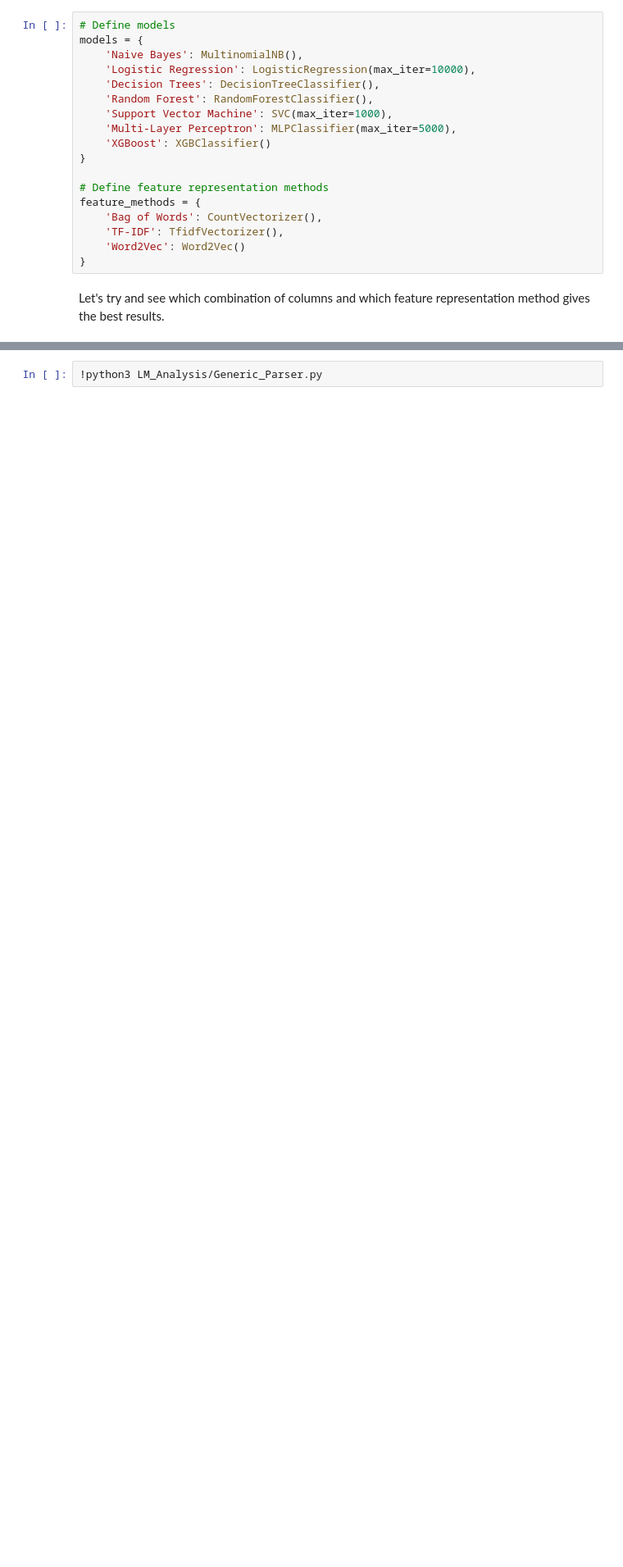
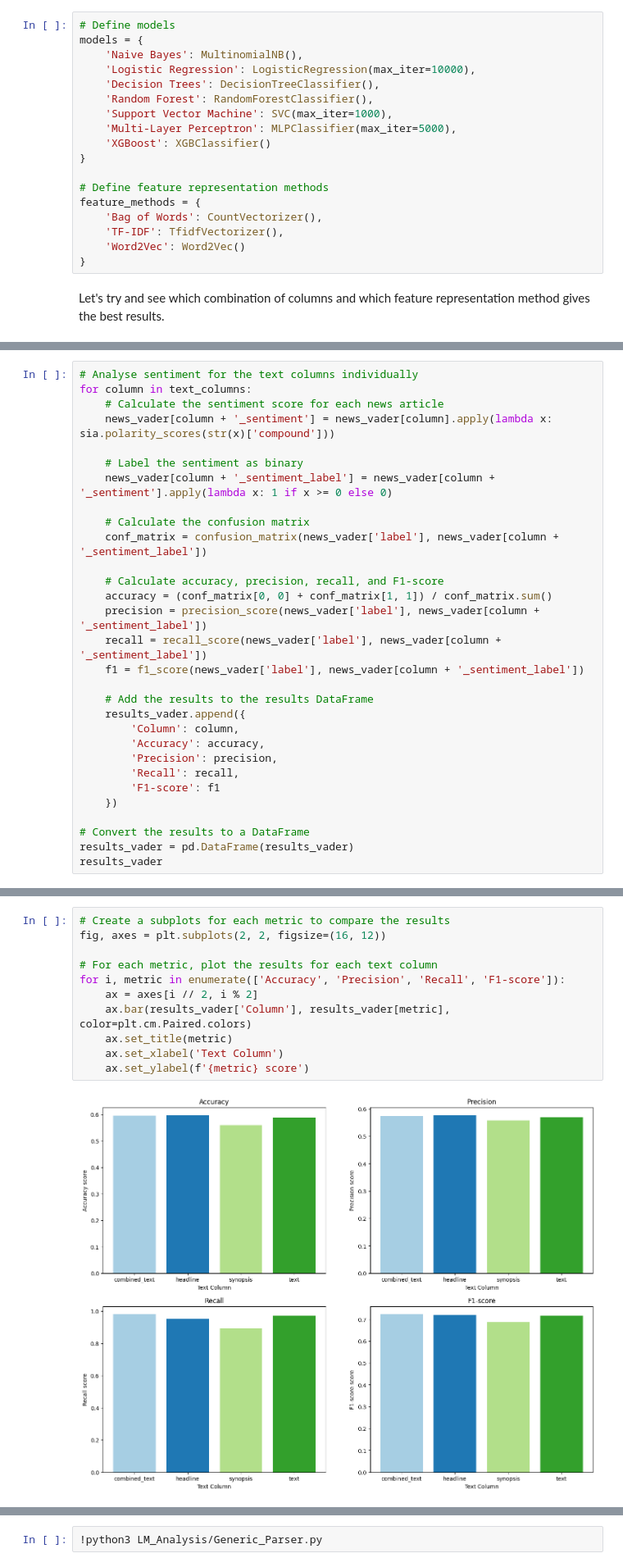
Before and after one commit to rnribeiro/NLP_FEUP, a Jupyter notebook: main.ipynb, the cells around one changed output, grey strips where cells are left out. Shown at 82% size. Drawn from its saved outputs; the diff is of its cells as text; blank space fills up the shorter version.

```diff
--- a/main.ipynb
+++ b/main.ipynb
@@ -574,0 +576,30 @@ LM Analysis
+# %%
+# Analyse sentiment for the text columns individually
+for column in text_columns:
+    # Calculate the sentiment score for each news article
+    news_vader[column + '_sentiment'] = news_vader[column].apply(lambda x: sia.polarity_scores(str(x)['compound']))
+
+    # Label the sentiment as binary
+    news_vader[column + '_sentiment_label'] = news_vader[column + '_sentiment'].apply(lambda x: 1 if x >= 0 else 0)
+
+    # Calculate the confusion matrix
+    conf_matrix = confusion_matrix(news_vader['label'], news_vader[column + '_sentiment_label'])
+
+    # Calculate accuracy, precision, recall, and F1-score
+    accuracy = (conf_matrix[0, 0] + conf_matrix[1, 1]) / conf_matrix.sum()
+    precision = precision_score(news_vader['label'], news_vader[column + '_sentiment_label'])
+    recall = recall_score(news_vader['label'], news_vader[column + '_sentiment_label'])
+    f1 = f1_score(news_vader['label'], news_vader[column + '_sentiment_label'])
+
+    # Add the results to the results DataFrame
+    results_vader.append({
+        'Column': column,
+        'Accuracy': accuracy,
+        'Precision': precision,
+        'Recall': recall,
+        'F1-score': f1
+    })
+
+# Convert the results to a DataFrame
+results_vader = pd.DataFrame(results_vader)
+results_vader
@@ -574,0 +612,13 @@ LM Analysis
+# %%
+# Create a subplots for each metric to compare the results
+fig, axes = plt.subplots(2, 2, figsize=(16, 12))
+
+# For each metric, plot the results for each text column
+for i, metric in enumerate(['Accuracy', 'Precision', 'Recall', 'F1-score']):
+    ax = axes[i // 2, i % 2]
+    ax.bar(results_vader['Column'], results_vader[metric], color=plt.cm.Paired.colors)
+    ax.set_title(metric)
+    ax.set_xlabel('Text Column')
+    ax.set_ylabel(f'{metric} score')
+# %% [output]
+[figure, added]
```
Also changed, not shown: parts of 28 cells of this notebook, 2 other files.
